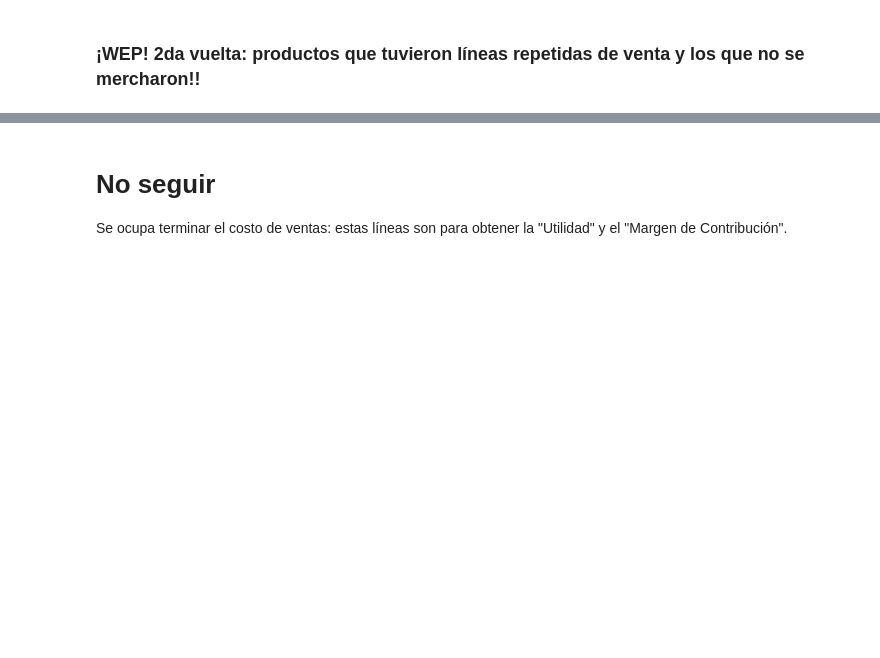
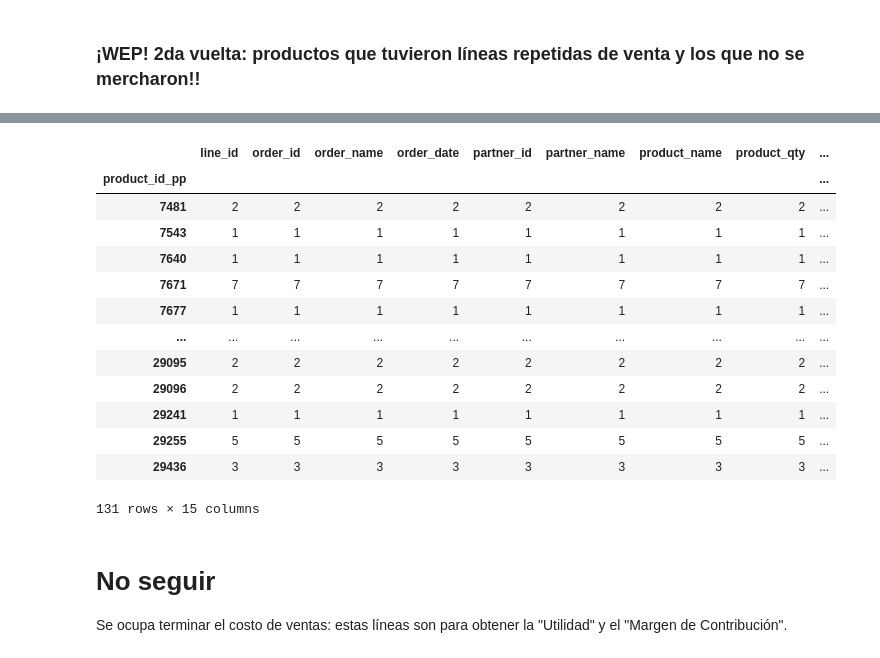
Before and after one commit to ecostichp/odoo_comisiones, a Jupyter notebook: comisiones/algoritmos/algoritmo_costo_de_venta_func.ipynb, the cells around one changed output, grey strips where cells are left out. Saved outputs shown, nothing was run; the diff lists cells and outputs as text; code cells hidden in the pictures; blank space fills up the shorter version.

```diff
--- a/comisiones/algoritmos/algoritmo_costo_de_venta_func.ipynb
+++ b/comisiones/algoritmos/algoritmo_costo_de_venta_func.ipynb
@@ -424,3 +485,21 @@ match_3ro_compras_faltantes.loc[~match_3ro_compras_faltantes['vendedora'].isin(l
+# %%
+wep = match_3ro_compras_faltantes.loc[~match_3ro_compras_faltantes['vendedora'].isin(lista_capturistas)]
+wep.groupby('product_id_pp').count()
+# %% [output]
+|  | line_id | order_id | order_name | order_date | partner_id | partner_name | product_name | product_qty | ... |
+| product_id_pp |  |  |  |  |  |  |  |  | ... |
+| 7481 | 2 | 2 | 2 | 2 | 2 | 2 | 2 | 2 | ... |
+| 7543 | 1 | 1 | 1 | 1 | 1 | 1 | 1 | 1 | ... |
+| 7640 | 1 | 1 | 1 | 1 | 1 | 1 | 1 | 1 | ... |
+| 7671 | 7 | 7 | 7 | 7 | 7 | 7 | 7 | 7 | ... |
+| 7677 | 1 | 1 | 1 | 1 | 1 | 1 | 1 | 1 | ... |
+| ... | ... | ... | ... | ... | ... | ... | ... | ... | ... |
+| 29095 | 2 | 2 | 2 | 2 | 2 | 2 | 2 | 2 | ... |
+| 29096 | 2 | 2 | 2 | 2 | 2 | 2 | 2 | 2 | ... |
+| 29241 | 1 | 1 | 1 | 1 | 1 | 1 | 1 | 1 | ... |
+| 29255 | 5 | 5 | 5 | 5 | 5 | 5 | 5 | 5 | ... |
+| 29436 | 3 | 3 | 3 | 3 | 3 | 3 | 3 | 3 | ... |
+131 rows × 15 columns
 # %%
 match_fase_B = pd.concat([match_1ro_compras_ok, match_2do_compras_ok, match_3ro_compras_ok]).rename(columns={'fact_line_id': 'fact_line_id_match','line_id': 'line_id_match' })
 
```
Also changed, not shown: parts of 12 cells of this notebook, 20 other files.
